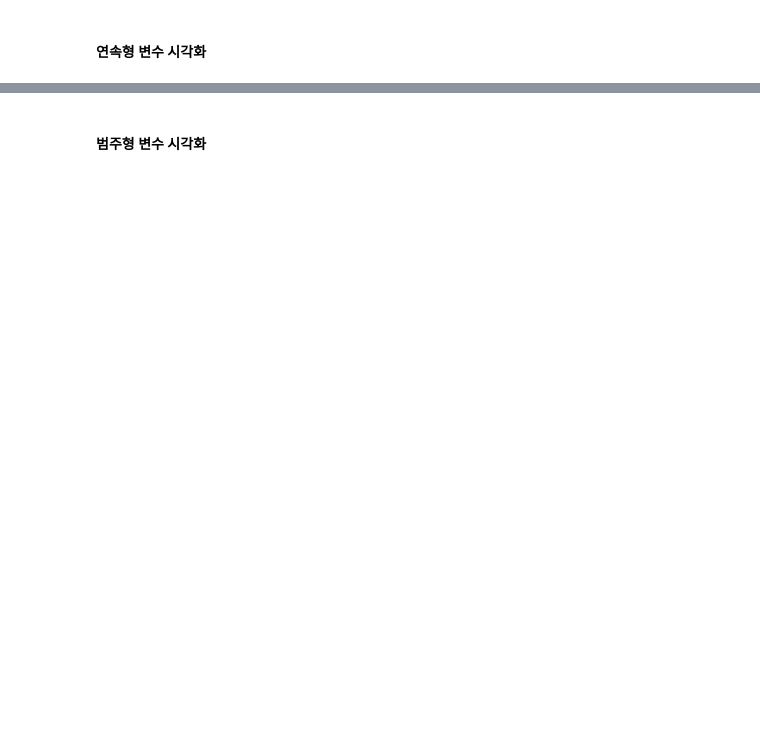
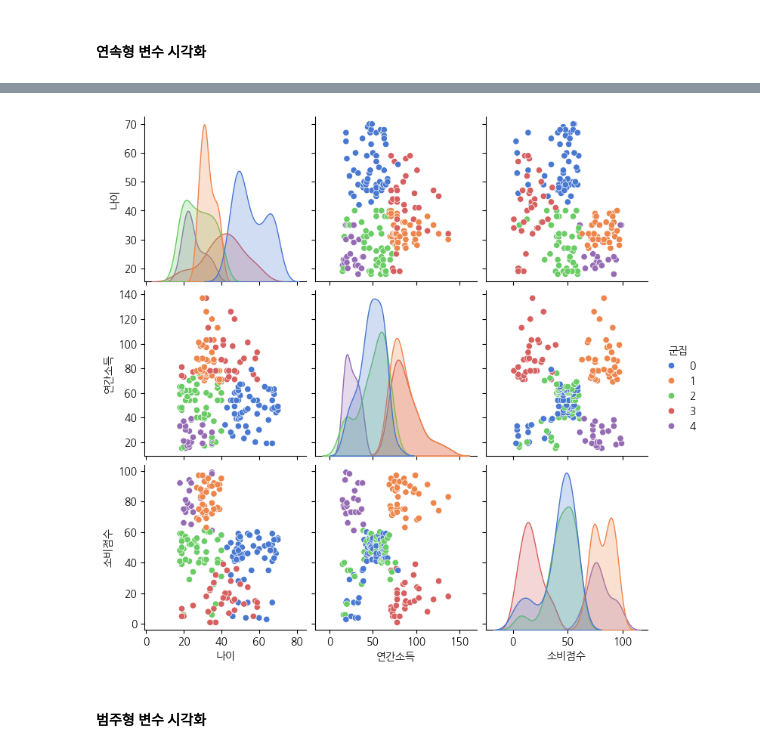
Before and after one commit to jimmynkim/MS_MachineLearning, a Jupyter notebook: 08_군집화_고객세그먼테이션/08_군집화_고객세그먼테이션_2.클러스터링_실습.ipynb, the cells around one changed output, grey strips where cells are left out. Saved outputs shown, nothing was run; the diff lists cells and outputs as text; code cells hidden in the pictures; blank space fills up the shorter version.

```diff
--- a/08_군집화_고객세그먼테이션/08_군집화_고객세그먼테이션_2.클러스터링_실습.ipynb
+++ b/08_군집화_고객세그먼테이션/08_군집화_고객세그먼테이션_2.클러스터링_실습.ipynb
@@ -194,2 +306,10 @@ Name: count, dtype: int64
+# %%
+# -------------------
+# 연속형 변수 시각화
+# -------------------
+sns.pairplot(df[["나이", "연간소득", "소비점수", "군집"]],
+             hue='군집', palette='muted');
+# %% [output]
+[figure, added]
 # %% [markdown]
 #### 범주형 변수 시각화
```
Also changed, not shown: parts of 71 cells of this notebook, 1 other file.
